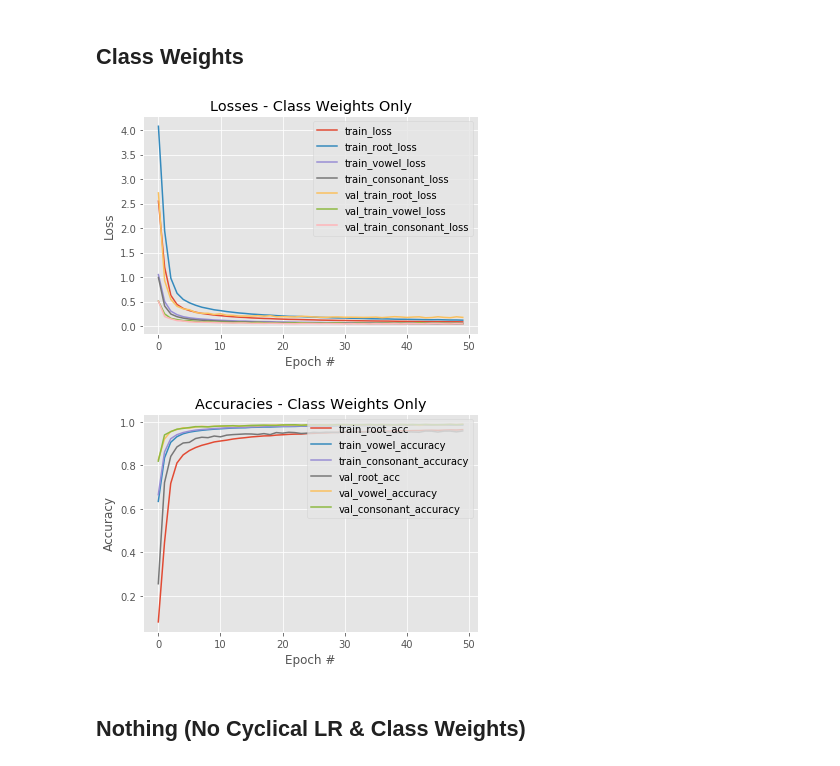
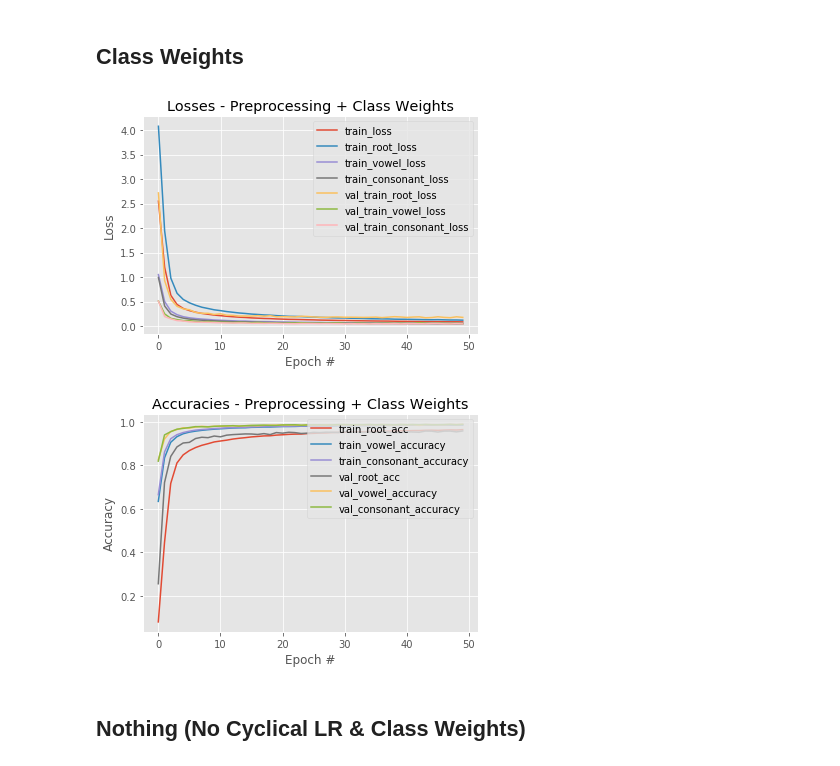
Before and after one commit to MaxDriessen/MuchLearningSuchWow_Bengali.AI, a Jupyter notebook: Convolutional/PlotAccLoss_Convolutional.ipynb, the cells around one changed output. Saved outputs shown, nothing was run; the diff lists cells and outputs as text; code cells hidden in the pictures.

```diff
--- a/Convolutional/PlotAccLoss_Convolutional.ipynb
+++ b/Convolutional/PlotAccLoss_Convolutional.ipynb
@@ -81,11 +81,11 @@ plot_acc(history_nocw, epochs, "Accuracies - Cyclical LR Only")
 # %% [markdown]
 ## Class Weights
 # %%
-plot_loss(history_noclr, epochs, "Losses - Class Weights Only")
-plot_acc(history_noclr, epochs, "Accuracies - Class Weights Only")
+plot_loss(history_noclr, epochs, "Losses - Preprocessing + Class Weights")
+plot_acc(history_noclr, epochs, "Accuracies - Preprocessing + Class Weights")
 # %% [output]
-[figure, old version]
+[figure, new version]
-[figure, old version]
+[figure, new version]
 # %% [markdown]
 ## Nothing (No Cyclical LR & Class Weights)
 # %%
```
Also changed, not shown: parts of 3 cells of this notebook.
